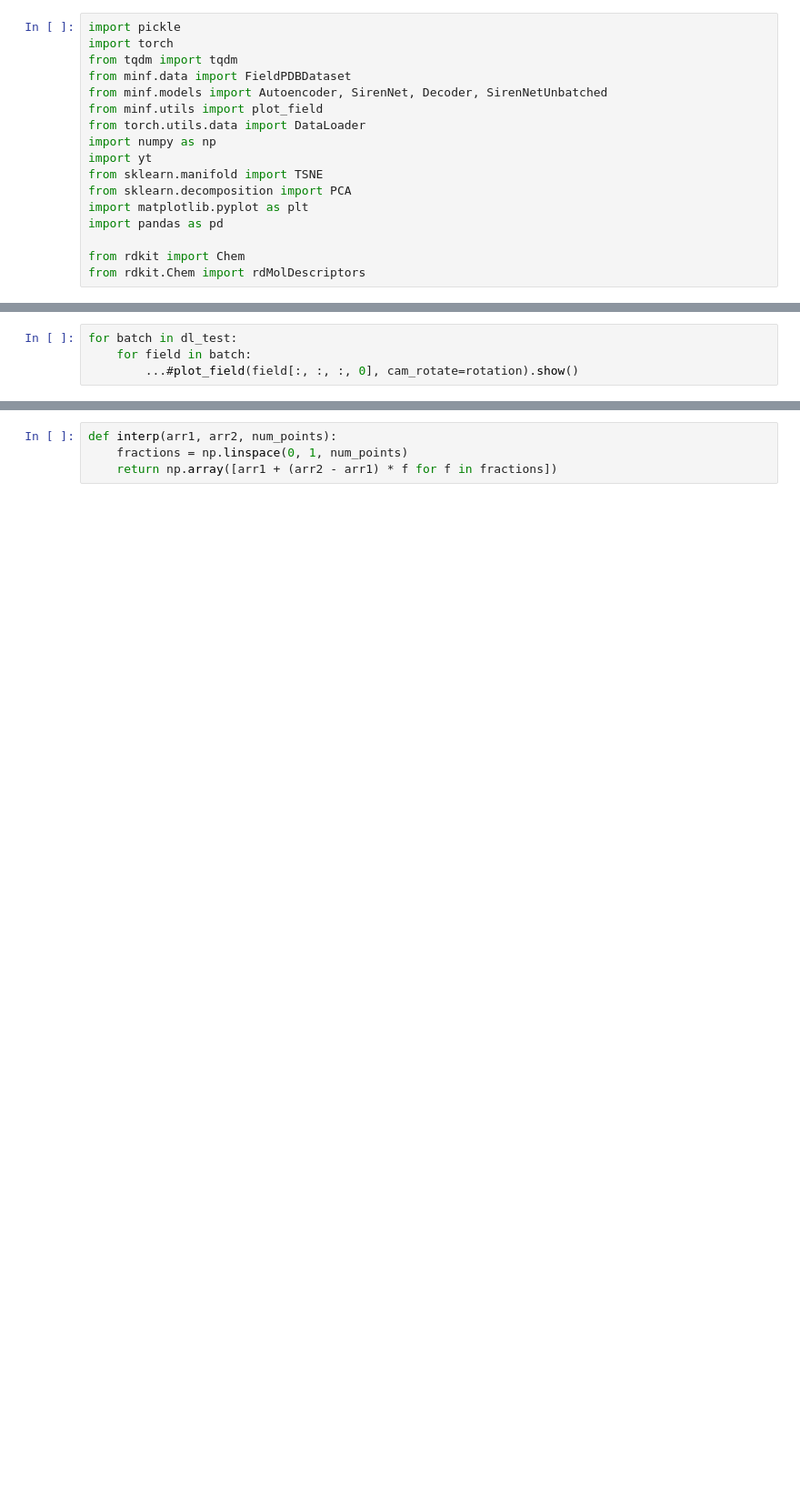
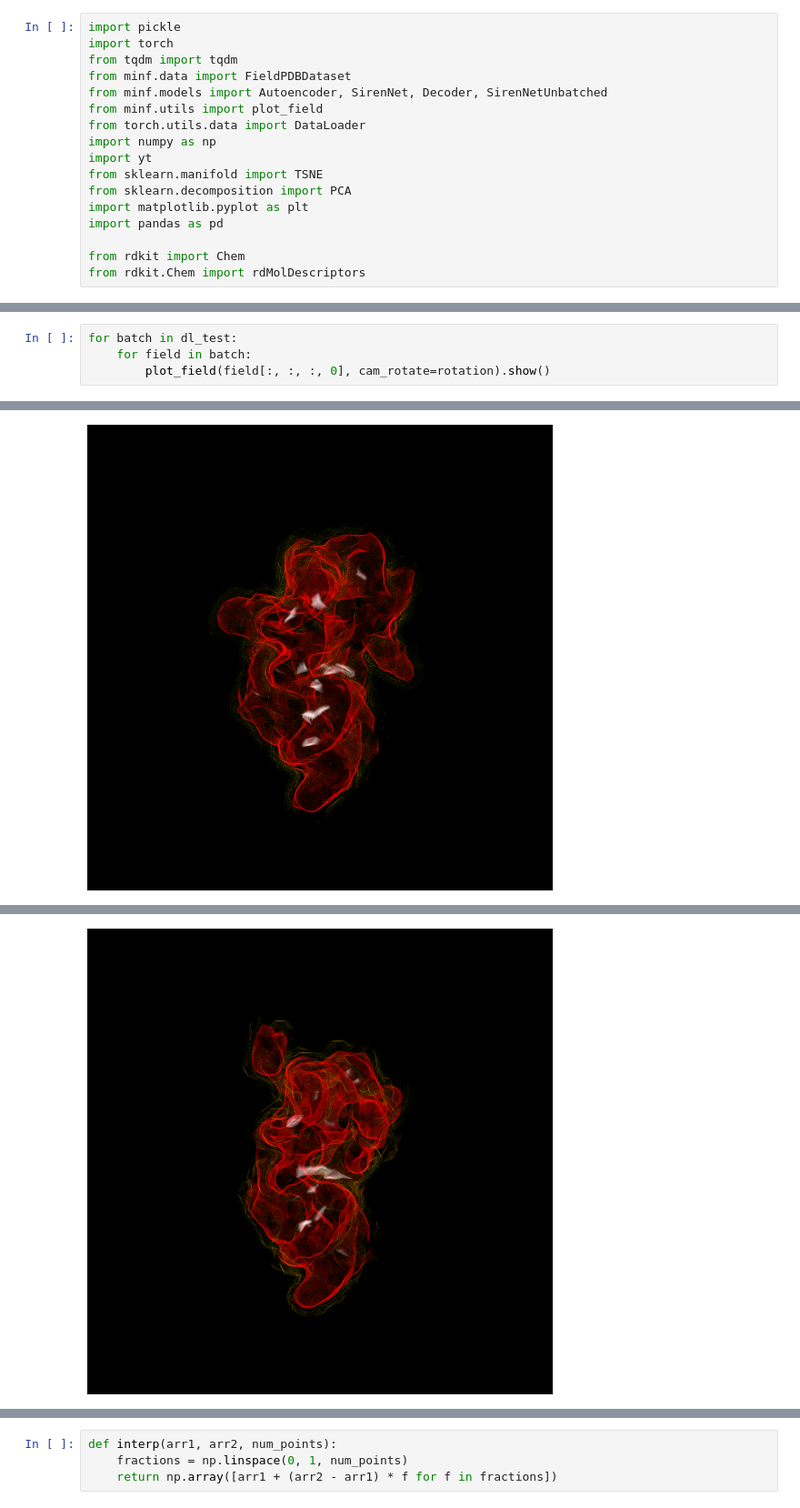
Before and after one commit to daenuprobst/minf, a Jupyter notebook: notebooks/interpolate.ipynb, the cells around one changed output, grey strips where cells are left out. Shown at 91% size. Saved outputs shown, nothing was run; the diff lists cells and outputs as text; blank space fills up the shorter version.

```diff
--- a/notebooks/interpolate.ipynb
+++ b/notebooks/interpolate.ipynb
@@ -25,4 +25,5 @@ dl_test = DataLoader(fd, batch_size=1, shuffle=False)
 # %%
 for batch in dl_test:
     for field in batch:
-        ...#plot_field(field[:, :, :, 0], cam_rotate=rotation).show()
+        plot_field(field[:, :, :, 0], cam_rotate=rotation).show()
+# %% [output]
@@ -28,0 +40 @@ for batch in dl_test:
+[figure, added]
@@ -29 +51,2 @@ for batch in dl_test:
+[figure, added]
 # %%
```
Also changed, not shown: parts of 6 cells of this notebook, 45 other files.
